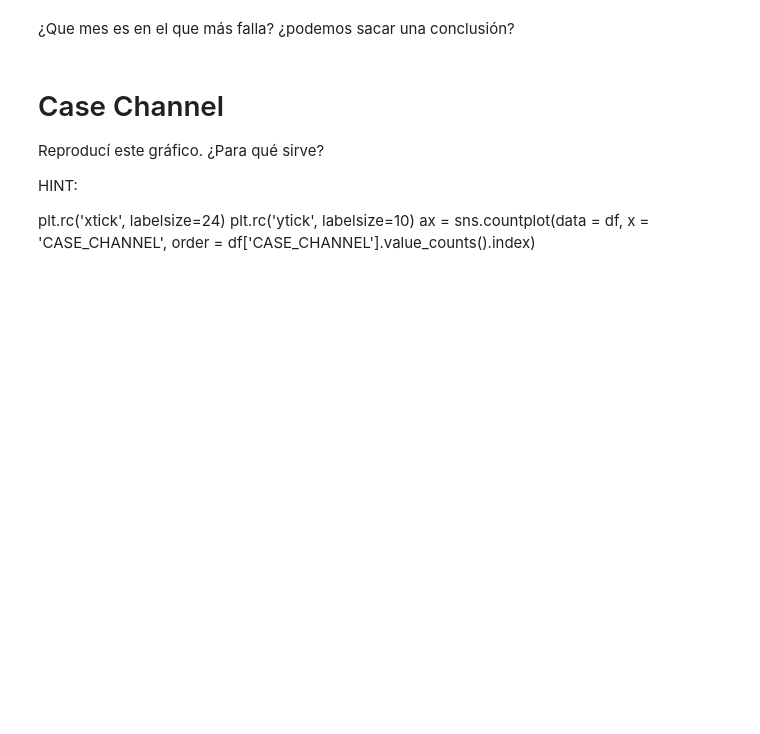
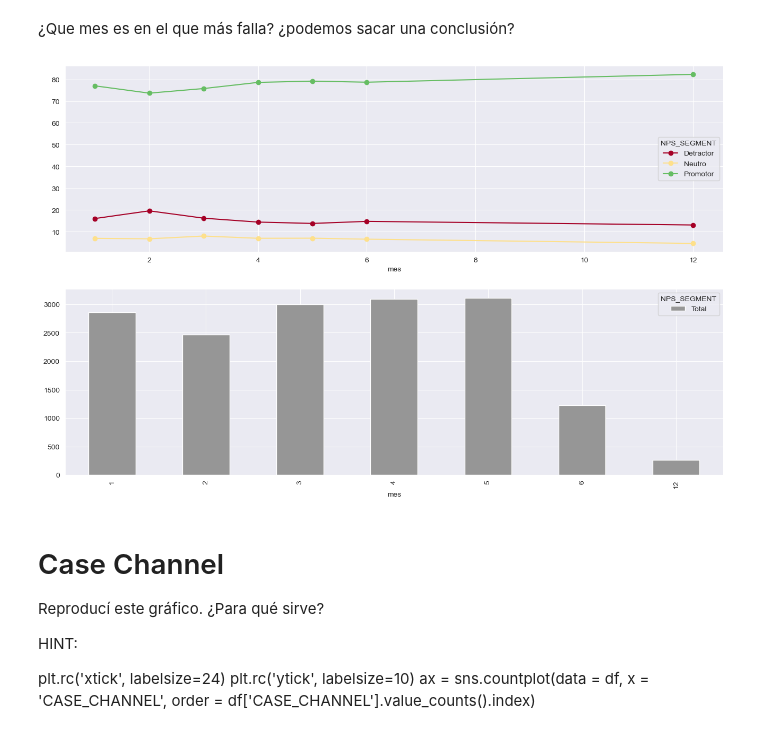
Before and after one commit to federicomoreno613/UCEMA, a Jupyter notebook: 05-viz/01_eda_nps_ejercicio.ipynb, the cells around one changed output. Saved outputs shown, nothing was run; the diff lists cells and outputs as text; code cells hidden in the pictures; blank space fills up the shorter version.

```diff
--- a/05-viz/01_eda_nps_ejercicio.ipynb
+++ b/05-viz/01_eda_nps_ejercicio.ipynb
@@ -402,5 +416,11 @@ SyntaxError: invalid syntax (343737671.py, line 1)
 # %% [markdown]
 ¿Que mes es en el que más falla? ¿podemos sacar una conclusión?
+# %%
+fig, axes = plt.subplots(nrows=2, ncols=1, figsize=(16,10))
+per_month[['Detractor','Neutro',"Promotor"]].plot(ax=axes[0], kind ='line', marker = "o",color = ("#a50026", "#fee08b","#66bd63"))
+crooss_tab_mes[['Total']].plot(ax=axes[1],kind ='bar',color = ("#969696"));
+# %% [output]
+[figure, added]
 # %% [markdown]
 # Case Channel
 
```
Also changed, not shown: parts of 20 cells of this notebook, 19 other files.
